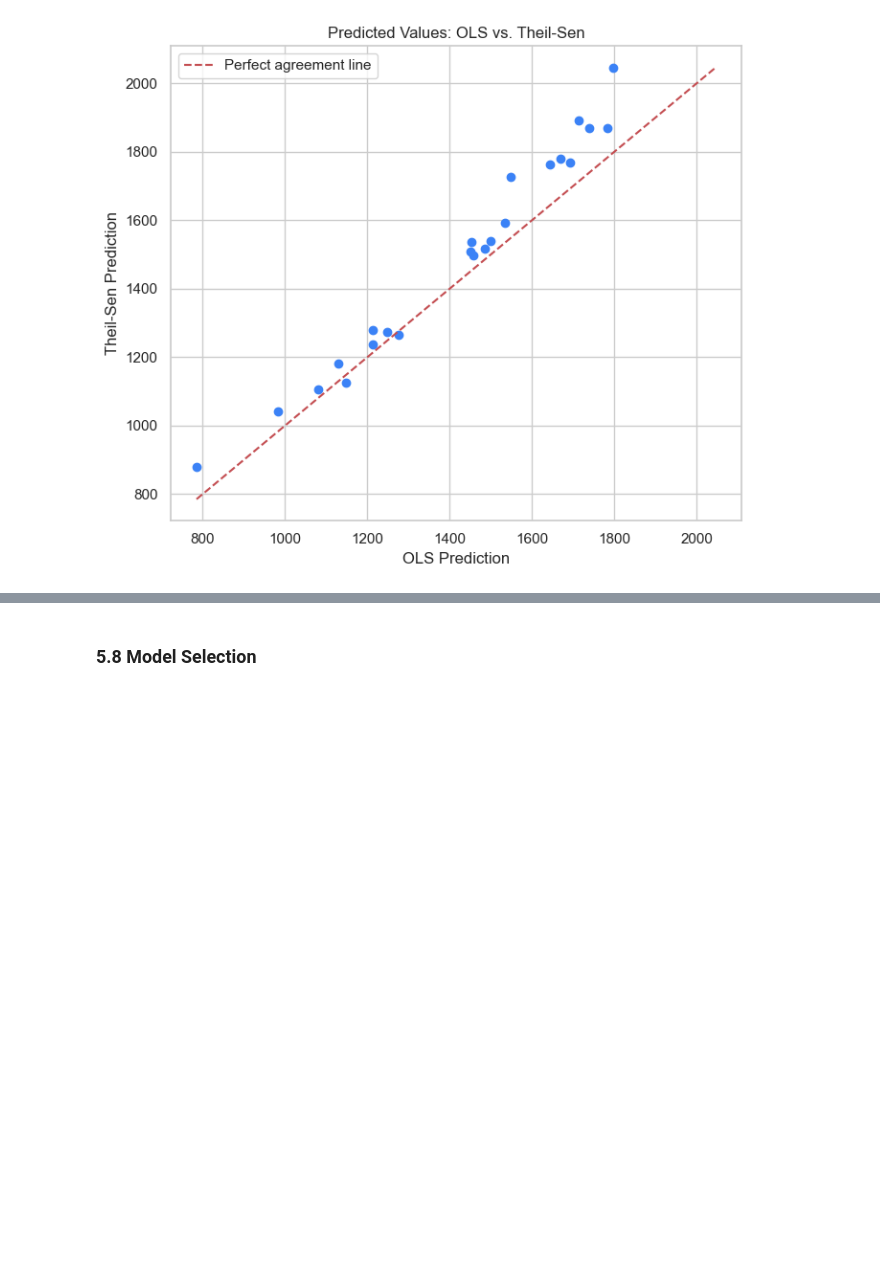
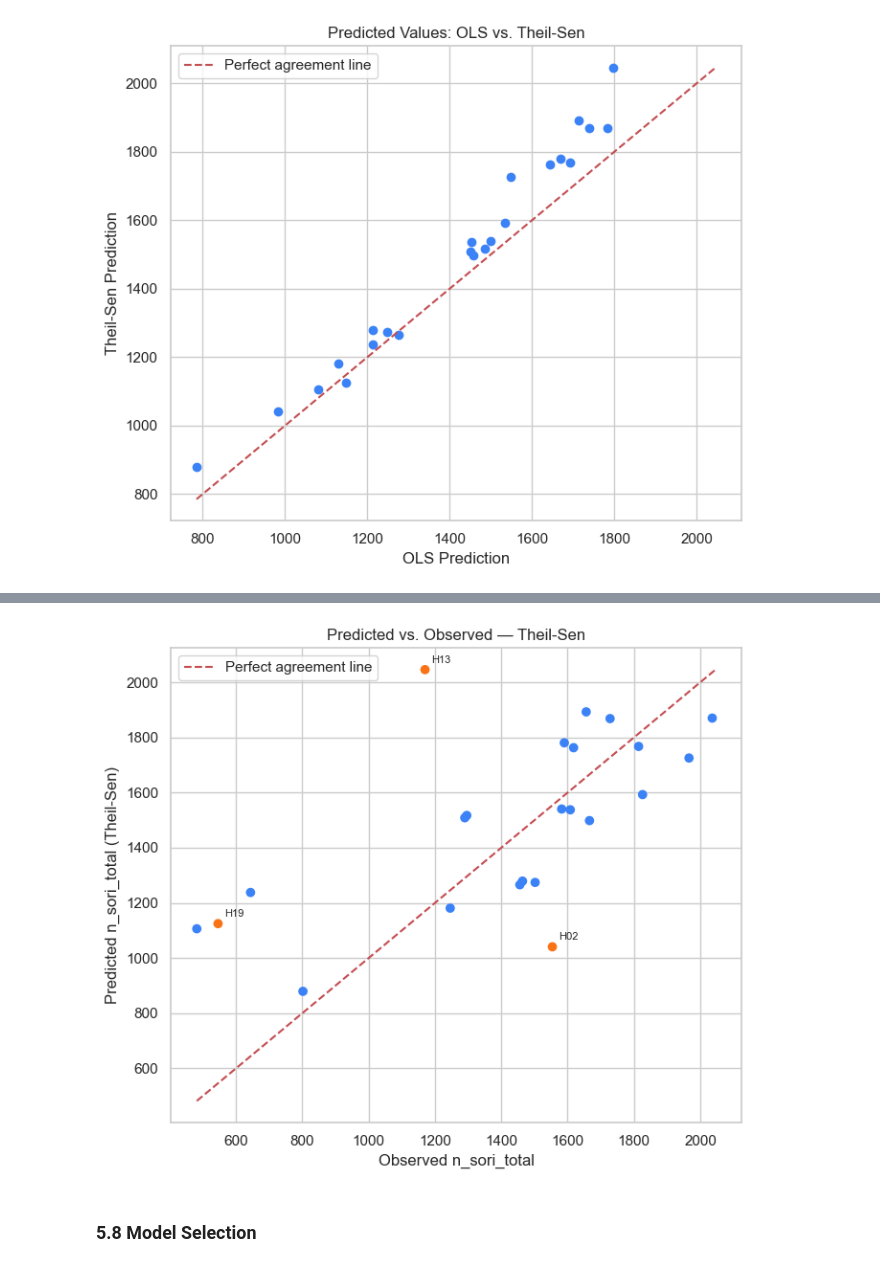
Before and after one commit to juan-llanos/fern-reproductive-morphometrics, a Jupyter notebook: notebooks/02_total_sori_imputation.ipynb, the cells around one changed output, grey strips where cells are left out. Cells and saved outputs as stored; diff of their text form; code cells hidden in the pictures; blank space fills up the shorter version.

Commit message:
Add Theil-Sen fit evaluation to Section 5.7
Add predicted-vs-observed plot for the Theil-Sen model, with Cook's distance-based labeling of influential points (H13, H02, H19).

```diff
--- a/notebooks/02_total_sori_imputation.ipynb
+++ b/notebooks/02_total_sori_imputation.ipynb
@@ -439,3 +464,33 @@ Comparing the predictions of both models, they agree reasonably well in the lowe
+# %%
+pred_theil_sen_obs = model_theil_sen.predict(X)  # X already defined in 5.4
+
+# Reuse the Cook's distance calculation from 5.2 (same row order as df_fronds_notnull)
+is_influential = df_fronds_cooks["cooks_d"] > threshold_cooks
+colors = np.where(is_influential, "#f97316", "#3b82f6")
+
+plt.figure(figsize=(7, 6))
+plt.scatter(y_true, pred_theil_sen_obs, color=colors)
+
+# Label the influential points with their individual_id
+for idx in np.where(is_influential)[0]:
+    plt.annotate(
+        df_fronds_notnull["individual_id"].values[idx],
+        (y_true[idx], pred_theil_sen_obs[idx]),
+        textcoords="offset points", xytext=(5, 5), fontsize=8
+    )
+
+lims = [min(y_true.min(), pred_theil_sen_obs.min()), max(y_true.max(), pred_theil_sen_obs.max())]
+plt.plot(lims, lims, "r--", label="Perfect agreement line")
+
+plt.xlabel("Observed n_sori_total")
+plt.ylabel("Predicted n_sori_total (Theil-Sen)")
+plt.title("Predicted vs. Observed — Theil-Sen")
+plt.legend()
+plt.tight_layout()
+plt.savefig("../outputs/figures/02_predicted_vs_observed.png", dpi=300, bbox_inches="tight")
+plt.show()
+# %% [output]
+[figure, added]
 # %% [markdown]
 ### 5.8 Model Selection
 # %% [markdown]
```
Also changed, not shown: parts of 9 cells of this notebook, 3 other files.
